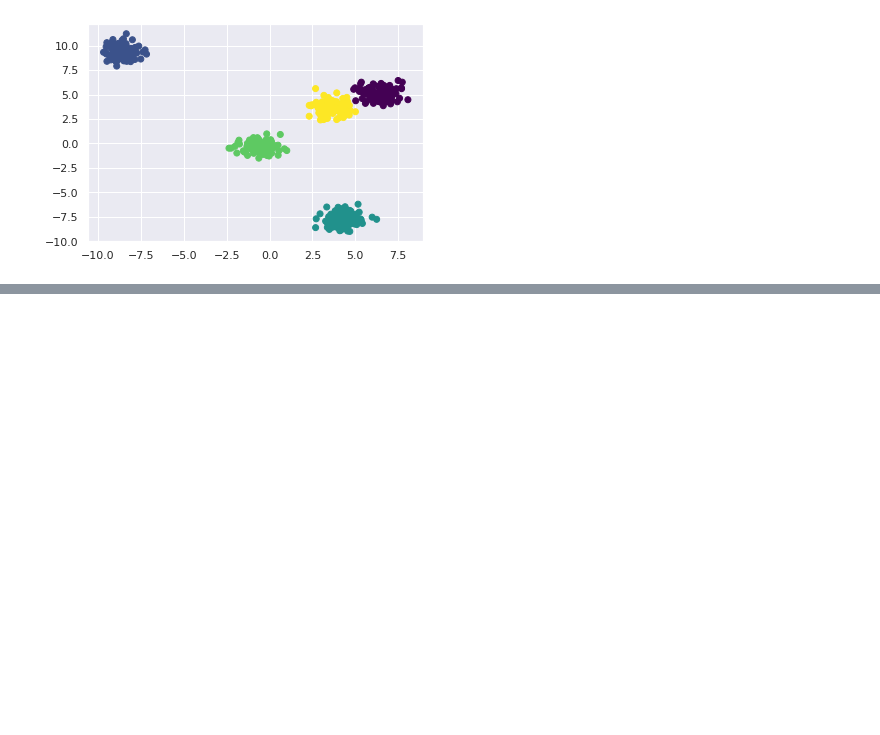
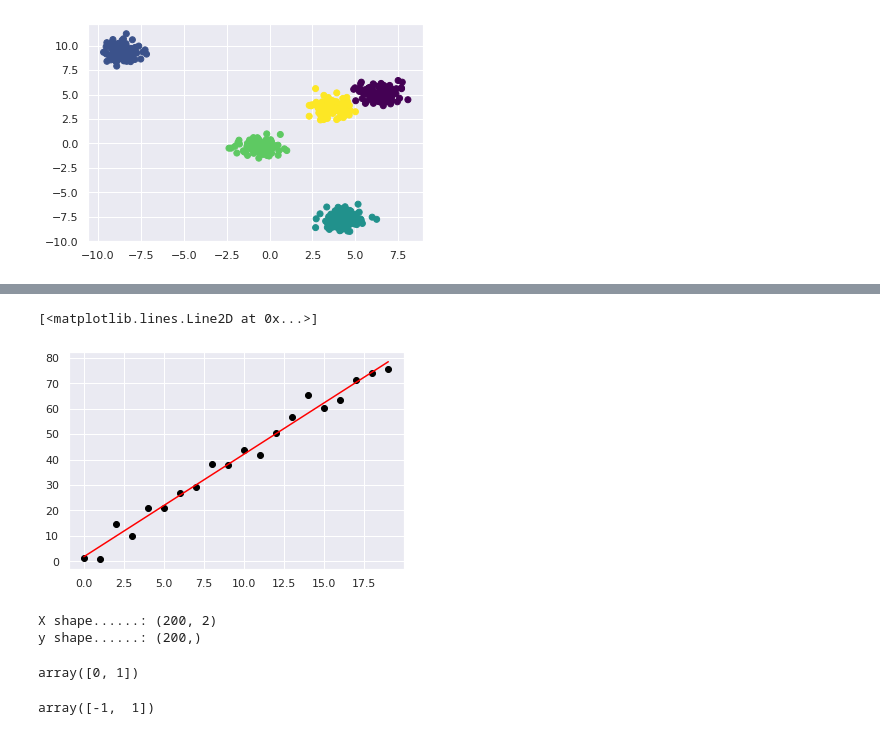
Before and after one commit to andvsilva/data_science_journey, a Jupyter notebook: course_ds/notebooks/ml_features.ipynb, the cells around one changed output, grey strips where cells are left out. Saved outputs shown, nothing was run; the diff lists cells and outputs as text; code cells hidden in the pictures; blank space fills up the shorter version.

```diff
--- a/course_ds/notebooks/ml_features.ipynb
+++ b/course_ds/notebooks/ml_features.ipynb
@@ -209,0 +514,11 @@ plt.scatter(X[:,0], X[:,1],c=y_pred, cmap='viridis')
+# %%
+on = np.ones((X.size,1))
+X2 = np.hstack((X[:,np.newaxis],on))
+y = y[:,np.newaxis]
+a = np.linalg.lstsq(X2,y, rcond=-1)
+y_pred = a[0][0]*X +a[0][1]
+plt.scatter(X,y, color='black') # Data
+plt.plot(X,y_pred, color='red')
+# %% [output]
+[<matplotlib.lines.Line2D at 0x...>]
+[figure, added]
@@ -209,0 +527,10 @@ plt.scatter(X[:,0], X[:,1],c=y_pred, cmap='viridis')
+# %%
+print(f'X shape......: {X.shape }')
+print(f'y shape......: {y.shape}')
+# %% [output]
+X shape......: (200, 2)
+y shape......: (200,)
+# %%
+np.unique(y)
+# %% [output]
+array([0, 1])
@@ -209,0 +539,4 @@ plt.scatter(X[:,0], X[:,1],c=y_pred, cmap='viridis')
+# %%
+np.unique(y)
+# %% [output]
+array([-1,  1])
```
Also changed, not shown: parts of 73 cells of this notebook, 6 other files.
